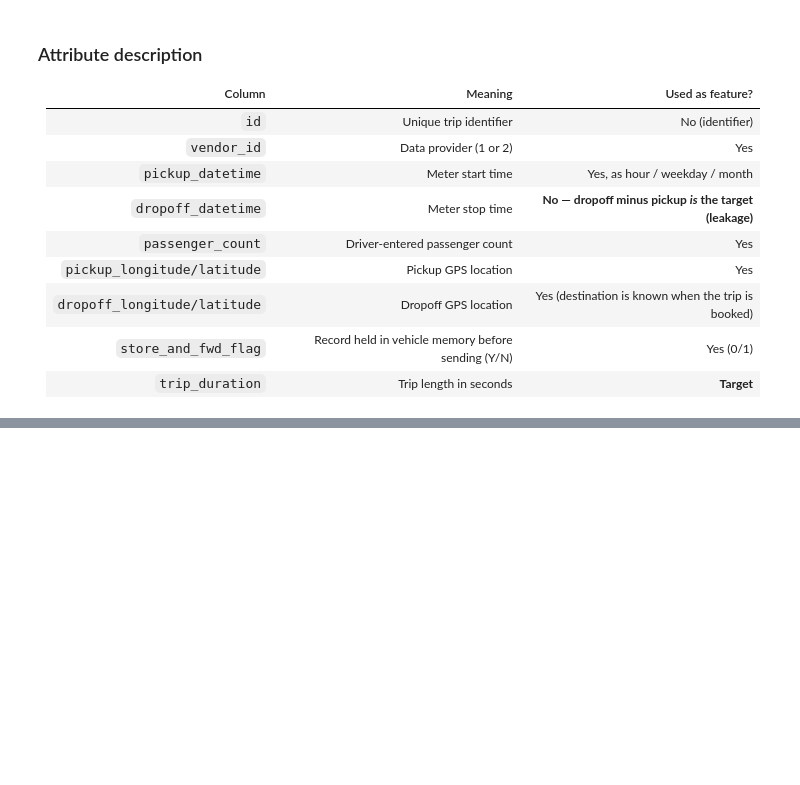
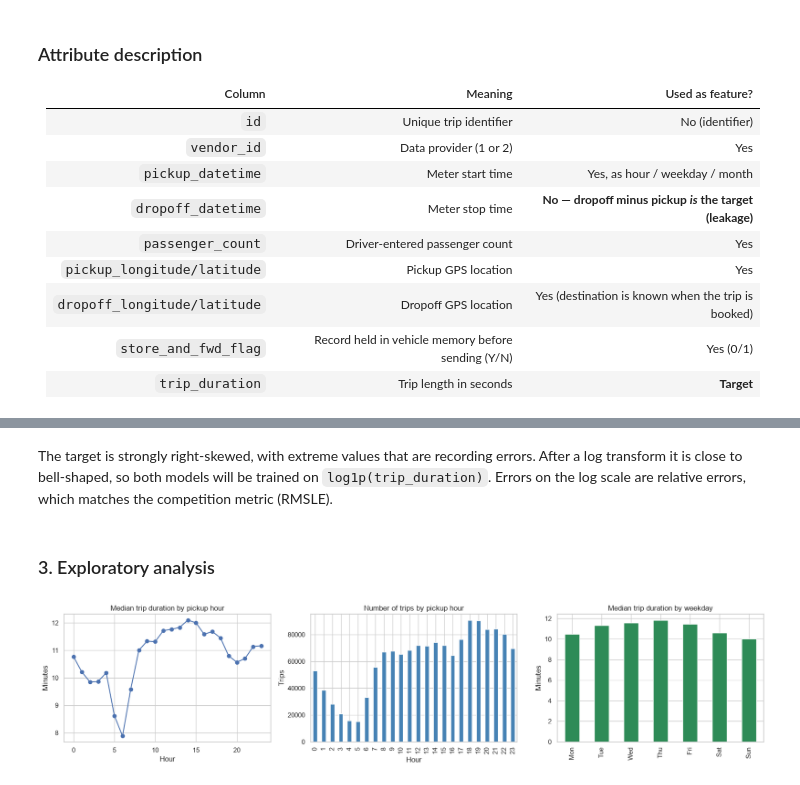
Before and after one commit to techirum/nyc-taxi-trip-duration-ml, a Jupyter notebook: notebooks/01_EDA_Preprocessing.ipynb, the cells around one changed output, grey strips where cells are left out. Saved outputs shown, nothing was run; the diff lists cells and outputs as text; code cells hidden in the pictures; blank space fills up the shorter version.

```diff
--- a/notebooks/01_EDA_Preprocessing.ipynb
+++ b/notebooks/01_EDA_Preprocessing.ipynb
@@ -76,0 +102,24 @@ Duplicate trip IDs: 0
+# %% [markdown]
+The target is strongly right-skewed, with extreme values that are recording errors. After a log transform it is close
+to bell-shaped, so both models will be trained on `log1p(trip_duration)`. Errors on the log scale are relative errors,
+which matches the competition metric (RMSLE).
+# %% [markdown]
+### 3. Exploratory analysis
+# %%
+d = df.assign(hour=df["pickup_datetime"].dt.hour, weekday=df["pickup_datetime"].dt.dayofweek)
+
+fig, axes = plt.subplots(1, 3, figsize=(17, 4))
+d.groupby("hour")["trip_duration"].median().div(60).plot(ax=axes[0], marker="o")
+axes[0].set(title="Median trip duration by pickup hour", xlabel="Hour", ylabel="Minutes")
+
+d.groupby("hour").size().plot(kind="bar", ax=axes[1], color="steelblue")
+axes[1].set(title="Number of trips by pickup hour", xlabel="Hour", ylabel="Trips")
+
+day_names = ["Mon", "Tue", "Wed", "Thu", "Fri", "Sat", "Sun"]
+d.groupby("weekday")["trip_duration"].median().div(60).set_axis(day_names).plot(kind="bar", ax=axes[2], color="seagreen")
+axes[2].set(title="Median trip duration by weekday", xlabel="", ylabel="Minutes")
+plt.tight_layout()
+plt.savefig("../report/figures/01_time_patterns.png", dpi=150)
+plt.show()
+# %% [output]
+[figure, added]
```
Also changed, not shown: parts of 4 cells of this notebook.
